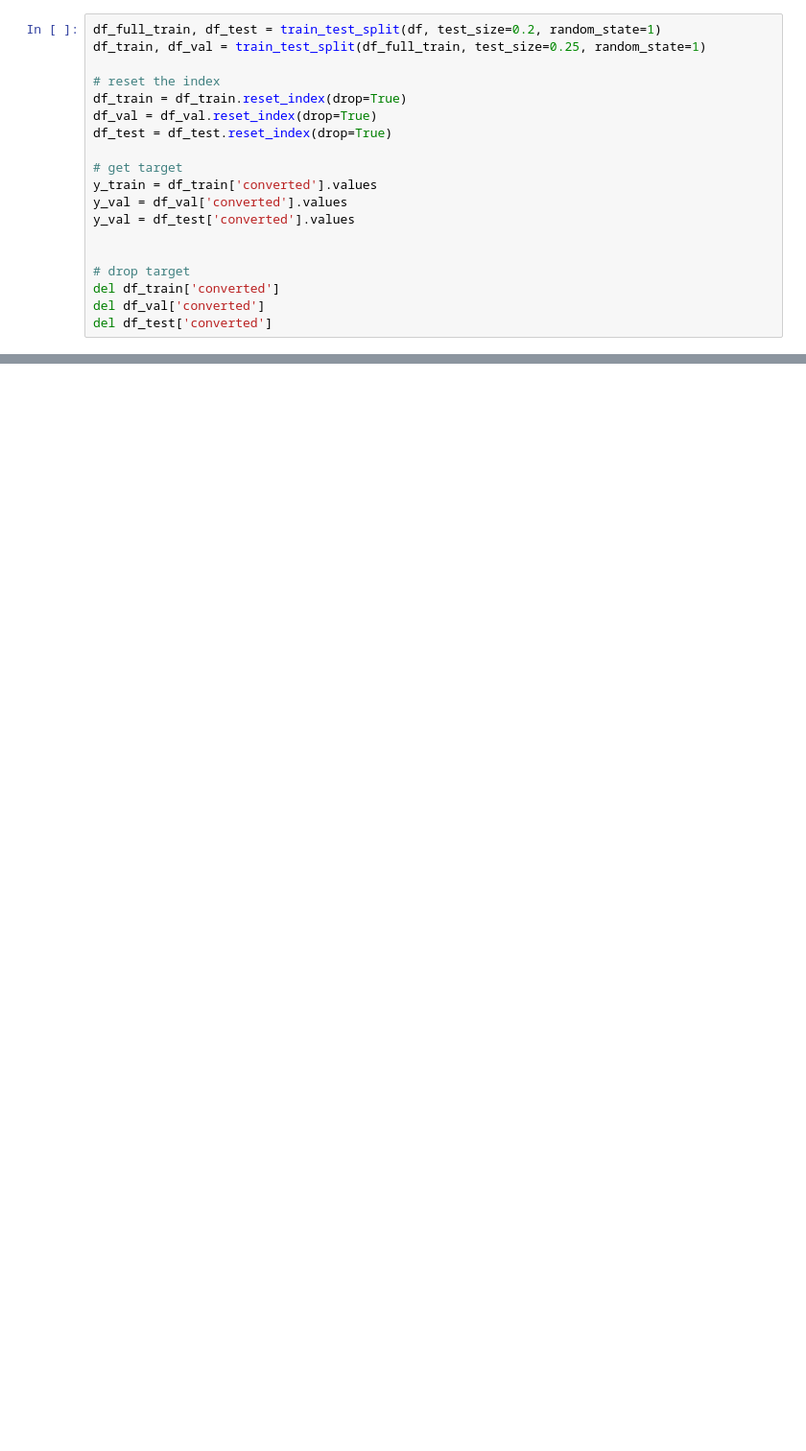
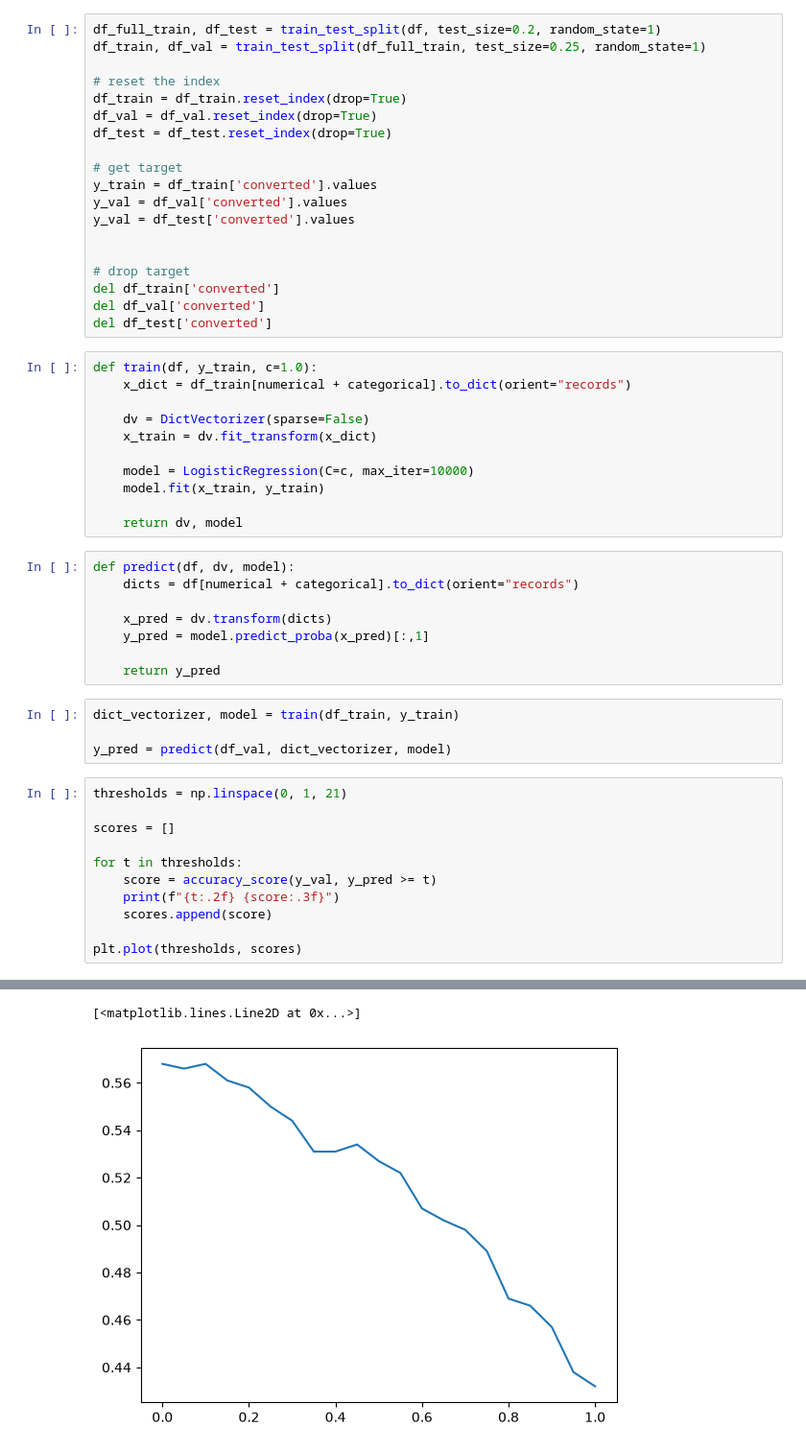
Before and after one commit to Brianoyaro/ml_zoomcamp, a Jupyter notebook: homework/week 4.ipynb, the cells around one changed output, grey strips where cells are left out. Shown at 96% size. Drawn from its saved outputs; the diff is of its cells as text; blank space fills up the shorter version.

```diff
--- a/homework/week 4.ipynb
+++ b/homework/week 4.ipynb
@@ -37,3 +51,38 @@ y_val = df_test['converted'].values
 del df_train['converted']
 del df_val['converted']
 del df_test['converted']
+# %%
+def train(df, y_train, c=1.0):
+    x_dict = df_train[numerical + categorical].to_dict(orient="records")
+
+    dv = DictVectorizer(sparse=False)
+    x_train = dv.fit_transform(x_dict)
+
+    model = LogisticRegression(C=c, max_iter=10000)
+    model.fit(x_train, y_train)
+
+    return dv, model
+# %%
+def predict(df, dv, model):
+    dicts = df[numerical + categorical].to_dict(orient="records")
+
+    x_pred = dv.transform(dicts)
+    y_pred = model.predict_proba(x_pred)[:,1]
+
+    return y_pred
+# %%
+dict_vectorizer, model = train(df_train, y_train)
+
+y_pred = predict(df_val, dict_vectorizer, model)
+# %%
+thresholds = np.linspace(0, 1, 21)
+
+scores = []
+
+for t in thresholds:
+    score = accuracy_score(y_val, y_pred >= t)
+    print(f"{t:.2f} {score:.3f}")
+    scores.append(score)
+
+plt.plot(thresholds, scores)
+# %% [output]
@@ -39,0 +106,2 @@ del df_test['converted']
+[<matplotlib.lines.Line2D at 0x...>]
+[figure, added]
```
Also changed, not shown: parts of 13 cells of this notebook.
